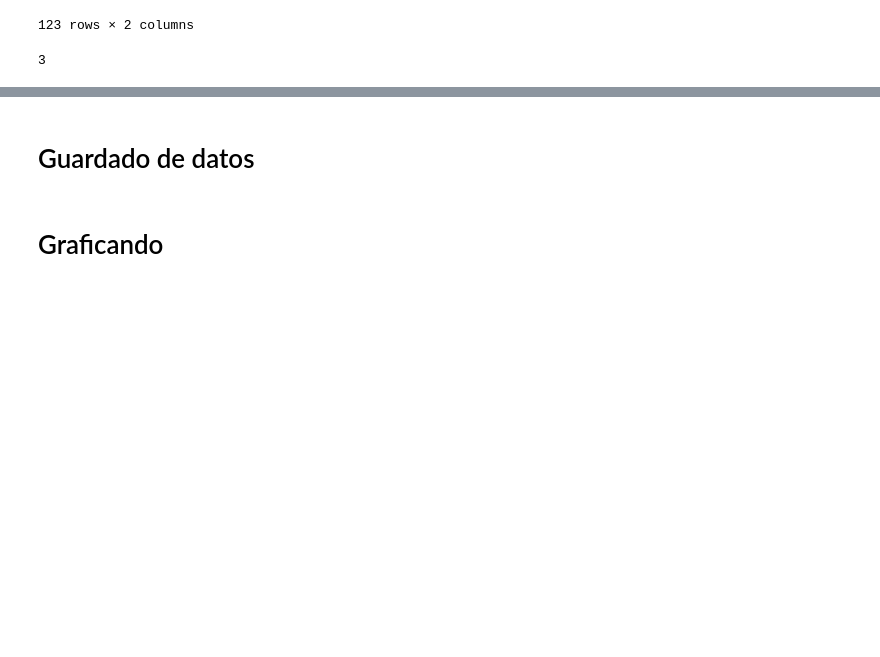
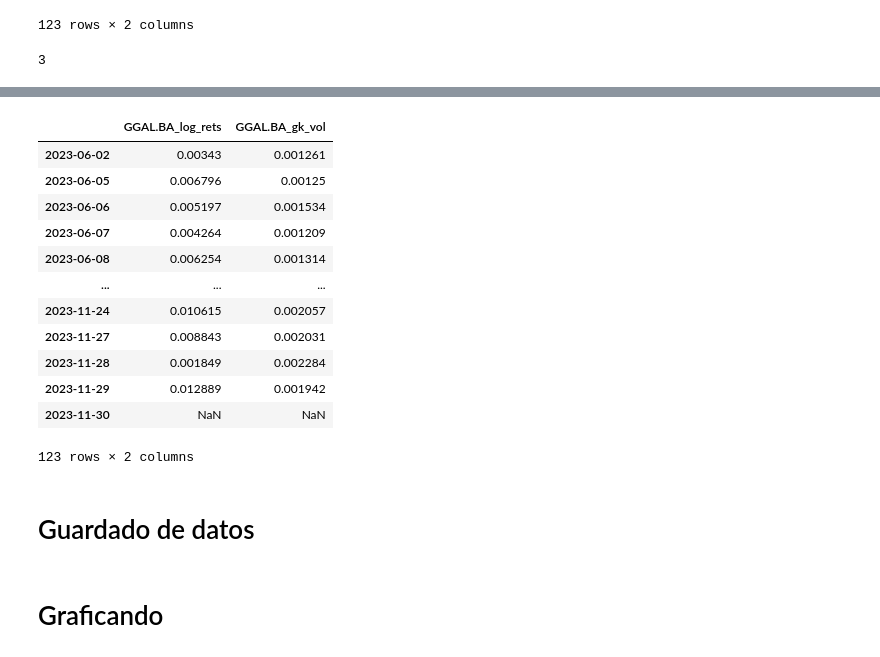
Before and after one commit to alfsn/regime-switching-hmm, a Jupyter notebook: notebooks/02_HMM_models.ipynb, the cells around one changed output, grey strips where cells are left out. Drawn from its saved outputs; the diff is of its cells as text; code cells hidden in the pictures; blank space fills up the shorter version.

```diff
--- a/notebooks/02_HMM_models.ipynb
+++ b/notebooks/02_HMM_models.ipynb
@@ -292,3 +344,19 @@ def generate_HMM_samples_residuals_2(model, insample_data, oos_data, columns):
+# %%
+forecasts
+# %% [output]
+|  | GGAL.BA_log_rets | GGAL.BA_gk_vol |
+| 2023-06-02 | 0.00343 | 0.001261 |
+| 2023-06-05 | 0.006796 | 0.00125 |
+| 2023-06-06 | 0.005197 | 0.001534 |
+| 2023-06-07 | 0.004264 | 0.001209 |
+| 2023-06-08 | 0.006254 | 0.001314 |
+| ... | ... | ... |
+| 2023-11-24 | 0.010615 | 0.002057 |
+| 2023-11-27 | 0.008843 | 0.002031 |
+| 2023-11-28 | 0.001849 | 0.002284 |
+| 2023-11-29 | 0.012889 | 0.001942 |
+| 2023-11-30 | NaN | NaN |
+123 rows × 2 columns
 # %%
 def generate_HMM_samples_residuals(model, insample_data, oos_data):
     """
```
Also changed, not shown: parts of 4 cells of this notebook.
